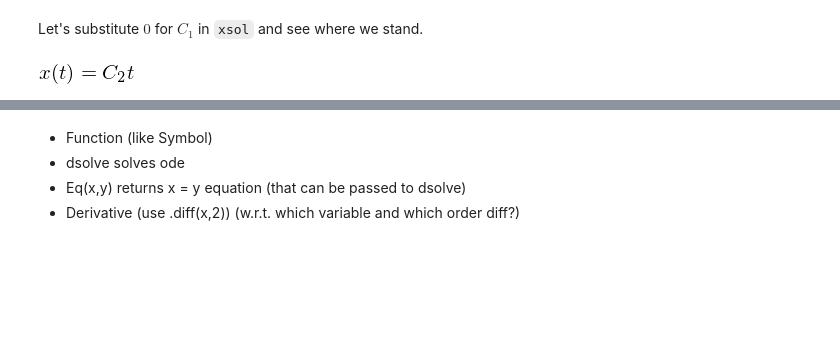
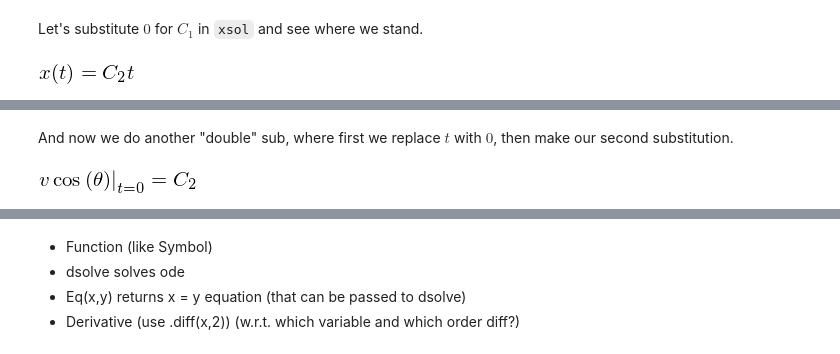
Before and after one commit to barbagroup/JITcode-MechE, a Jupyter notebook: module01_Analytical_Mechanics_II/01_Symbolic_ODEs.ipynb, the cells around one changed output, grey strips where cells are left out. Drawn from its saved outputs; the diff is of its cells as text; code cells hidden in the pictures; blank space fills up the shorter version.

```diff
--- a/module01_Analytical_Mechanics_II/01_Symbolic_ODEs.ipynb
+++ b/module01_Analytical_Mechanics_II/01_Symbolic_ODEs.ipynb
@@ -248,0 +272,7 @@ dx = xsol.rhs.diff(t)
+# %% [markdown]
+And now we do another "double" sub, where first we replace $t$ with $0$, then make our second substitution.
+# %%
+IC2 = scratch.subs(t,0).subs(x(t).diff(t),v*cos(theta))
+IC2
+# %% [output]
+[figure, added]
```
Also changed, not shown: parts of 31 cells of this notebook.
